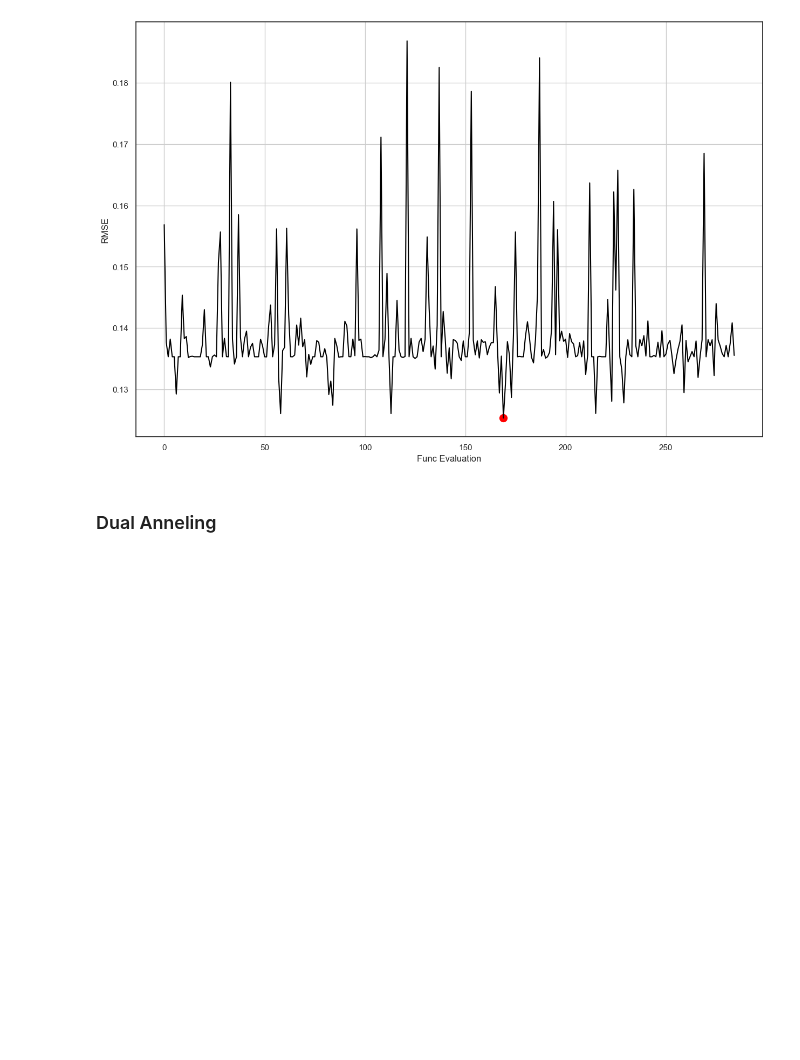
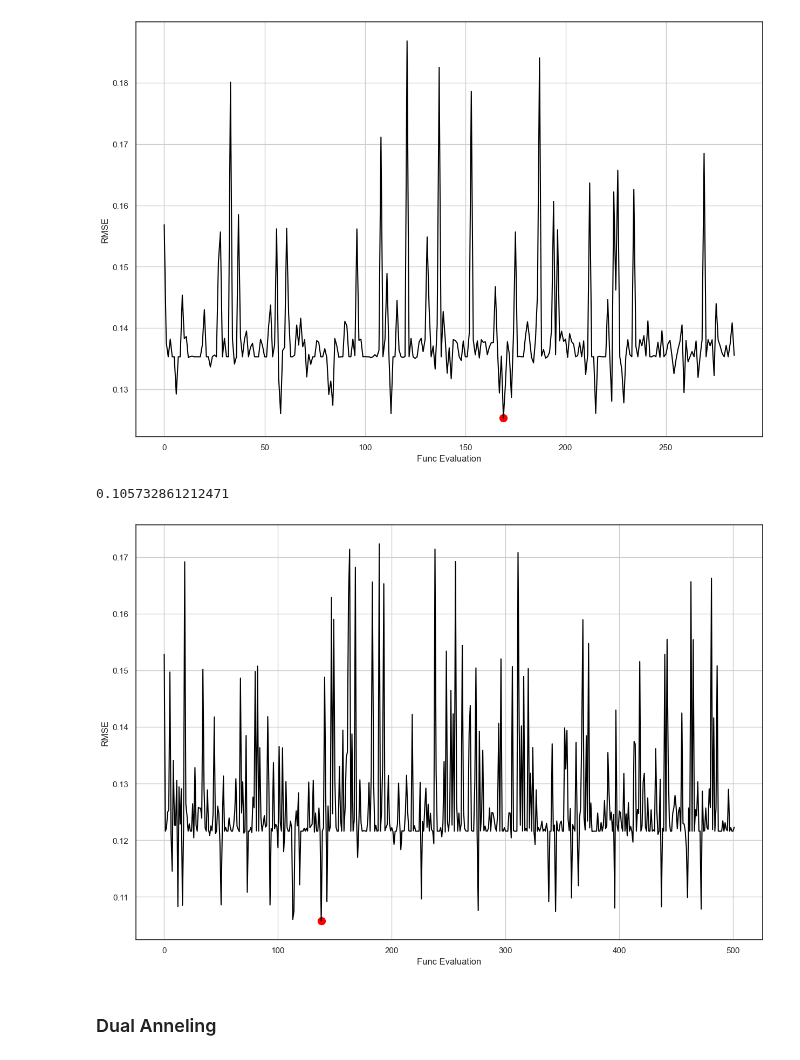
Before and after one commit to Juandhb99/ThermOleo, a Jupyter notebook: Evaluation/log_analysis.ipynb, the cells around one changed output. Drawn from its saved outputs; the diff is of its cells as text; code cells hidden in the pictures; blank space fills up the shorter version.

```diff
--- a/Evaluation/log_analysis.ipynb
+++ b/Evaluation/log_analysis.ipynb
@@ -42,6 +42,13 @@ def graph_min(log_path: str):
 graph_min("Stochastic_optimization/logs/differential_evolution_log_(1-11-24)_1.json")
 # %% [output]
 [figure]
+# %%
+min_value = save_best_params(r"C:\Juan\Maestría\Code\oleosim\Evaluation\Stochastic_optimization\logs\diff_evo_(4-11-24).json", "UDortmundDiffEvoParamsFixedPredictComps.out")
+print(min_value)
+graph_min(r"C:\Juan\Maestría\Code\oleosim\Evaluation\Stochastic_optimization\logs\diff_evo_(4-11-24).json")
+# %% [output]
+0.105732861212471
+[figure, added]
 # %% [markdown]
 ### Dual Anneling
 # %%
```
Also changed, not shown: 9 other files.
